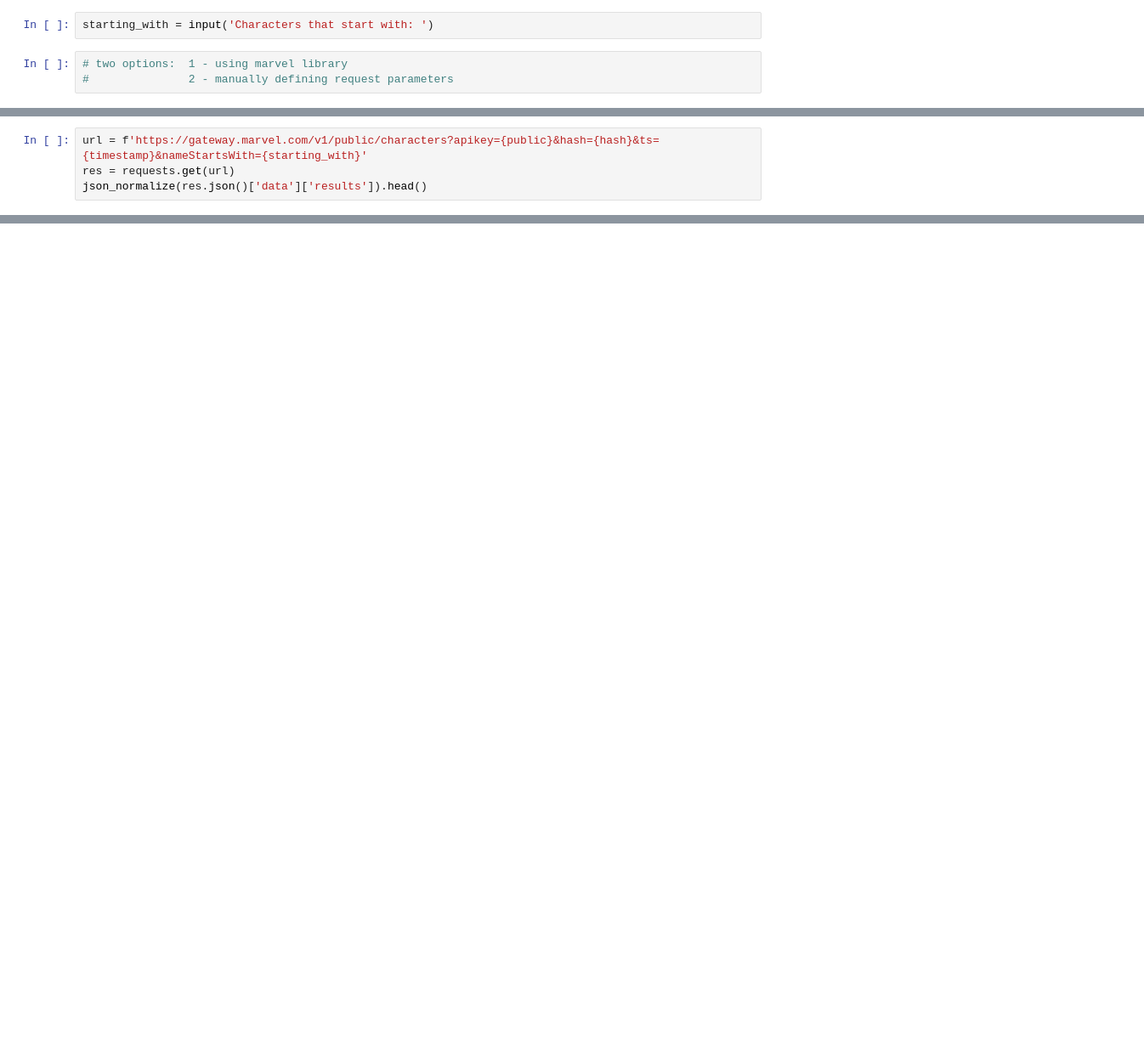
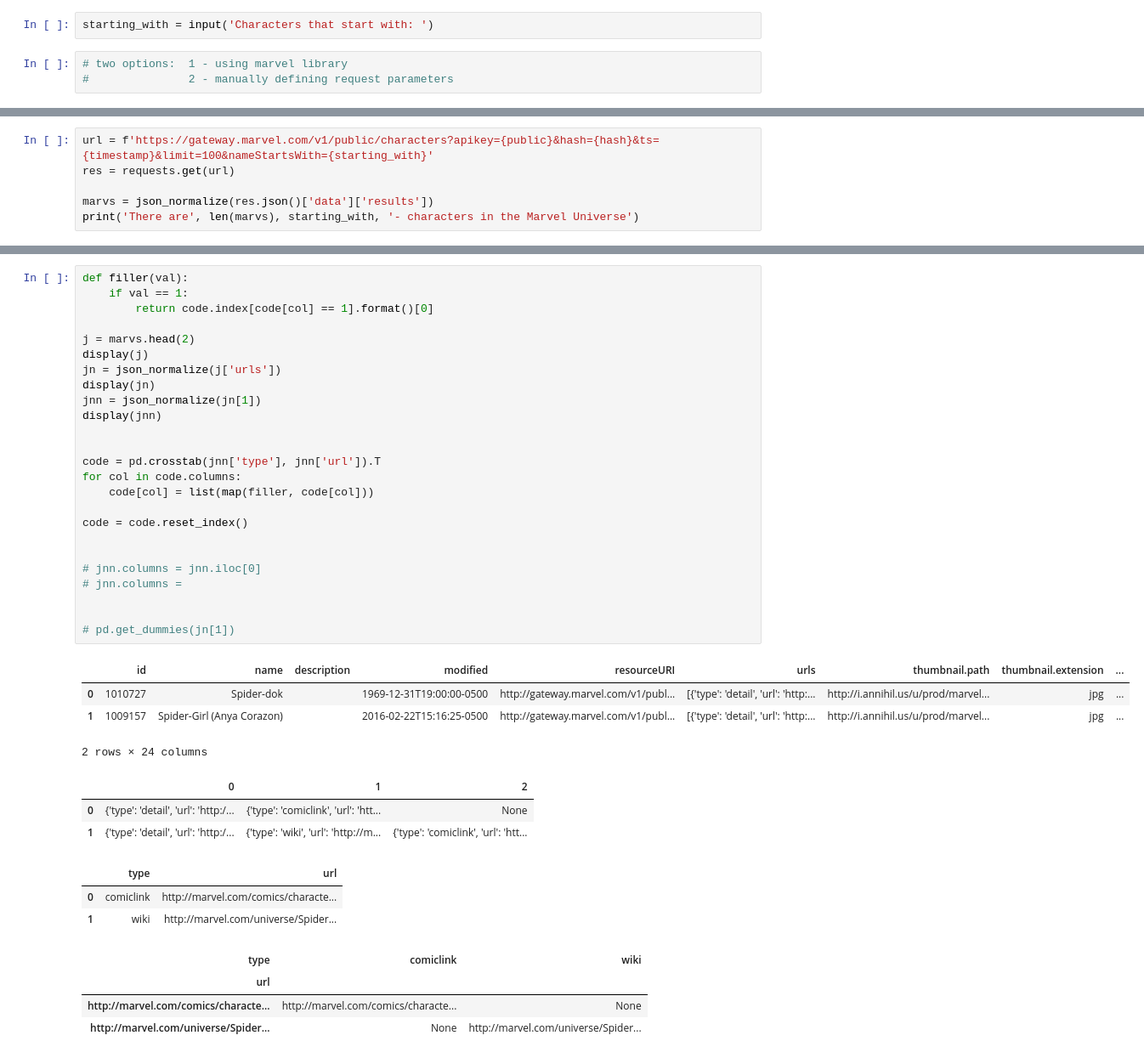
Before and after one commit to Xamweis/Working-With-APIs, a Jupyter notebook: main_notebook.ipynb, the cells around one changed output, grey strips where cells are left out. Shown at 85% size. Cells and saved outputs as stored; diff of their text form; blank space fills up the shorter version.

```diff
--- a/main_notebook.ipynb
+++ b/main_notebook.ipynb
@@ -136,7 +141,9 @@ timestamp = '1'
 hashme = timestamp + private + public
 hash = hashlib.md5(hashme.encode()).hexdigest()
 # %%
-url = f'https://gateway.marvel.com/v1/public/characters?apikey={public}&hash={hash}&ts={timestamp}&nameStartsWith={starting_with}'
+url = f'https://gateway.marvel.com/v1/public/characters?apikey={public}&hash={hash}&ts={timestamp}&limit=100&nameStartsWith={starting_with}'
 res = requests.get(url)
-json_normalize(res.json()['data']['results']).head()
+
+marvs = json_normalize(res.json()['data']['results'])
+print('There are', len(marvs), starting_with, '- characters in the Marvel Universe')
 # %% [output]
@@ -149,0 +151,40 @@ json_normalize(res.json()['data']['results']).head()
+# %%
+def filler(val):
+    if val == 1:
+        return code.index[code[col] == 1].format()[0]
+
+j = marvs.head(2)
+display(j)
+jn = json_normalize(j['urls'])
+display(jn)
+jnn = json_normalize(jn[1])
+display(jnn)
+
+
+code = pd.crosstab(jnn['type'], jnn['url']).T
+for col in code.columns:
+    code[col] = list(map(filler, code[col]))
+
+code = code.reset_index()
+
+
+# jnn.columns = jnn.iloc[0]
+# jnn.columns =
+
+
+# pd.get_dummies(jn[1])
+# %% [output]
+|  | id | name | description | modified | resourceURI | urls | thumbnail.path | thumbnail.extension | ... |
+| 0 | 1010727 | Spider-dok |  | 1969-12-31T19:00:00-0500 | http://gateway.marvel.com/v1/publ... | [{'type': 'detail', 'url': 'http:... | http://i.annihil.us/u/prod/marvel... | jpg | ... |
+| 1 | 1009157 | Spider-Girl (Anya Corazon) |  | 2016-02-22T15:16:25-0500 | http://gateway.marvel.com/v1/publ... | [{'type': 'detail', 'url': 'http:... | http://i.annihil.us/u/prod/marvel... | jpg | ... |
+2 rows × 24 columns
+|  | 0 | 1 | 2 |
+| 0 | {'type': 'detail', 'url': 'http:/... | {'type': 'comiclink', 'url': 'htt... | None |
+| 1 | {'type': 'detail', 'url': 'http:/... | {'type': 'wiki', 'url': 'http://m... | {'type': 'comiclink', 'url': 'htt... |
+|  | type | url |
+| 0 | comiclink | http://marvel.com/comics/characte... |
+| 1 | wiki | http://marvel.com/universe/Spider... |
+| type | comiclink | wiki |
+| url |  |  |
+| http://marvel.com/comics/characte... | http://marvel.com/comics/characte... | None |
+| http://marvel.com/universe/Spider... | None | http://marvel.com/universe/Spider... |
```
Also changed, not shown: parts of 11 cells of this notebook.
